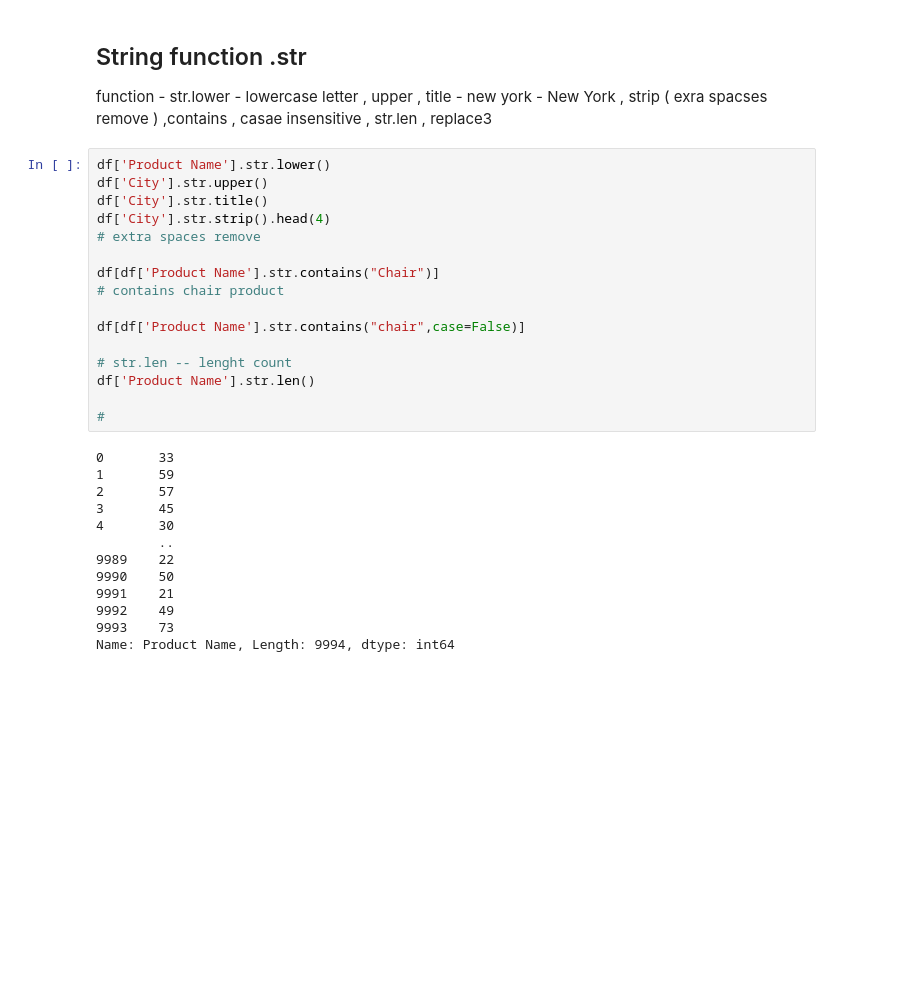
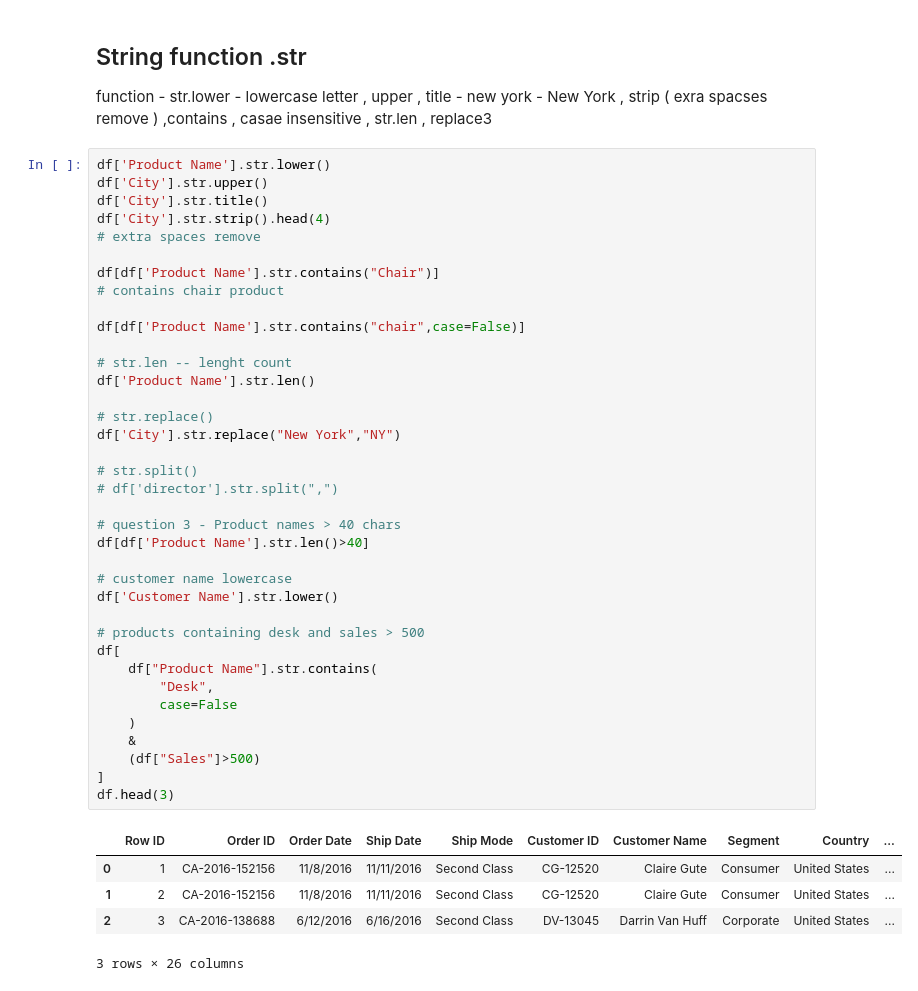
Before and after one commit to Deepanshu-8126/Pandas, a Jupyter notebook: PANDAS JULY 2026/pandas_july-02_part.ipynb, the cells around one changed output. Saved outputs shown, nothing was run; the diff lists cells and outputs as text; blank space fills up the shorter version.

```diff
--- a/PANDAS JULY 2026/pandas_july-02_part.ipynb
+++ b/PANDAS JULY 2026/pandas_july-02_part.ipynb
@@ -157,29 +157,43 @@ function - str.lower - lowercase letter , upper , title - new york - New York ,
 # %%
 df['Product Name'].str.lower()
 df['City'].str.upper()
 df['City'].str.title()
 df['City'].str.strip().head(4)
 # extra spaces remove
 
 df[df['Product Name'].str.contains("Chair")]
 # contains chair product
 
 df[df['Product Name'].str.contains("chair",case=False)]
 
 # str.len -- lenght count
 df['Product Name'].str.len()
 
-#
+# str.replace()
+df['City'].str.replace("New York","NY")
+
+# str.split()
+# df['director'].str.split(",")
+
+# question 3 - Product names > 40 chars
+df[df['Product Name'].str.len()>40]
+
+# customer name lowercase
+df['Customer Name'].str.lower()
+
+# products containing desk and sales > 500
+df[
+    df["Product Name"].str.contains(
+        "Desk",
+        case=False
+    )
+    &
+    (df["Sales"]>500)
+]
+df.head(3)
 # %% [output]
+|  | Row ID | Order ID | Order Date | Ship Date | Ship Mode | Customer ID | Customer Name | Segment | Country | ... |
+| 0 | 1 | CA-2016-152156 | 11/8/2016 | 11/11/2016 | Second Class | CG-12520 | Claire Gute | Consumer | United States | ... |
+| 1 | 2 | CA-2016-152156 | 11/8/2016 | 11/11/2016 | Second Class | CG-12520 | Claire Gute | Consumer | United States | ... |
+| 2 | 3 | CA-2016-138688 | 6/12/2016 | 6/16/2016 | Second Class | DV-13045 | Darrin Van Huff | Corporate | United States | ... |
-0       33
-1       59
-2       57
-3       45
-4       30
-        ..
-9989    22
-9990    50
-9991    21
-9992    49
-9993    73
-Name: Product Name, Length: 9994, dtype: int64
+3 rows × 26 columns
```
Also changed, not shown: parts of 3 cells of this notebook.
